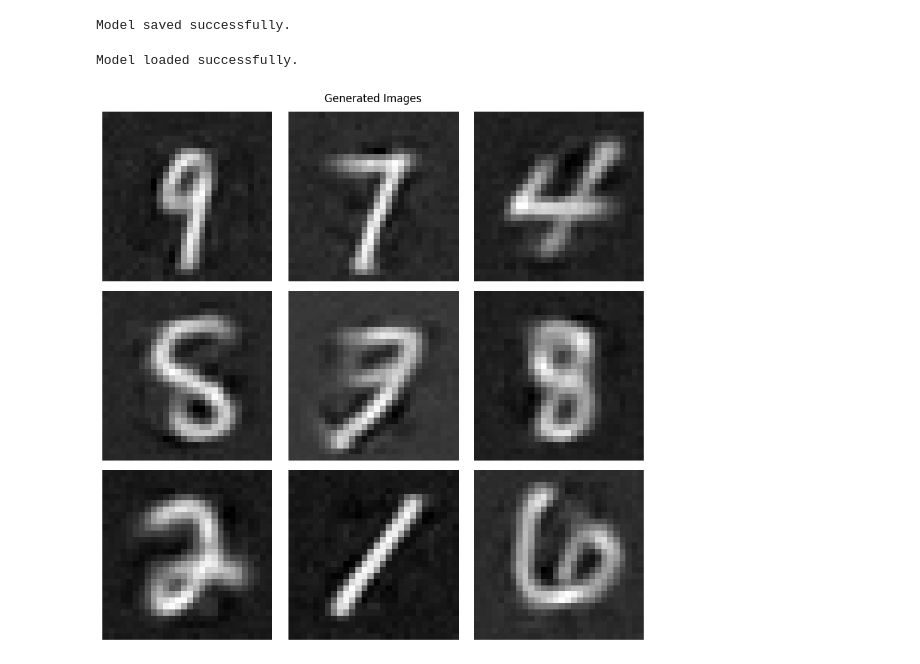
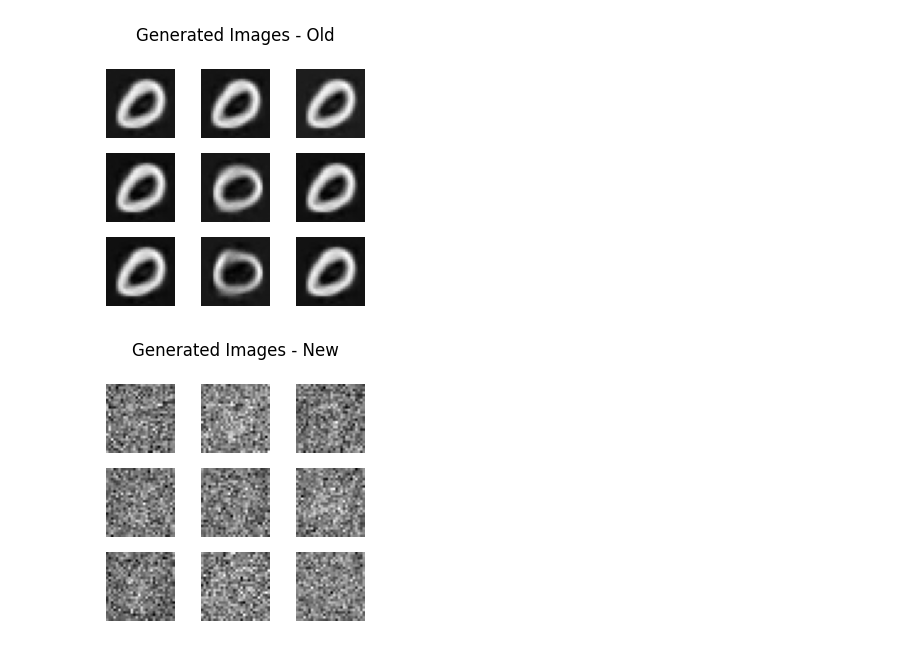
Before and after one commit to SwayStar123/simplest_diffusion, a Jupyter notebook: diffusion.ipynb, the cells around one changed output. Drawn from its saved outputs; the diff is of its cells as text; code cells hidden in the pictures.

Commit message:
add v prediction model to compare

```diff
--- a/diffusion.ipynb
+++ b/diffusion.ipynb
@@ -137,15 +175,12 @@ plt.show()
 # %%
 # Save the model
-torch.save(model.state_dict(), 'model.pt')
-print("Model saved successfully.")
+# torch.save(model.state_dict(), 'model.pt')
+# print("Model saved successfully.")
-# %% [output]
-Model saved successfully.
 # %%
-# Load the model
-model = DiffusionModel().to(device)
-model.load_state_dict(torch.load('model.pt'))
-model.eval()
-print("Model loaded successfully.")
+# # Load the model
+# model = DiffusionModel().to(device)
+# model.load_state_dict(torch.load('model.pt'))
+# model.eval()
+# print("Model loaded successfully.")
+# print(sum([p.numel() for p in model.parameters()]))
-# %% [output]
-Model loaded successfully.
 # %%
@@ -161,0 +200,8 @@ def sample(model, bs: int = 9, steps: int = 100, pred_weight: int = 4):
+# %%
+def sample_2(model, x, steps: int = 100):
+    for i in range(steps):
+        noise_level = torch.full((x.shape[0], 1), 1 - (i + 1) / steps, device=x.device)
+        predicted_v = model(x, noise_level)
+        x = x - (1 / steps) * predicted_v
+
+    return x
@@ -162,19 +217,42 @@ def sample(model, bs: int = 9, steps: int = 100, pred_weight: int = 4):
 # %%
-imgs = sample(model, 9, 100, pred_weight=4)
+import matplotlib.pyplot as plt
 
-# Plot images in 3x3 grid
-fig, axes = plt.subplots(3, 3, figsize=(9, 9))
-fig.suptitle('Generated Images')
+bs = 9
+
+x = torch.randn(bs, 28*28).to(device)
+
+old_imgs = sample_1(model_1, x, 40, 3)
+new_imgs = sample_2(model_2, x, 40)
+
+# Plot images in a 3x3 grid for old_imgs
+fig, axes = plt.subplots(3, 3, figsize=(3, 3))
+fig.suptitle('Generated Images - Old')
 
 for i, ax in enumerate(axes.flat):
-    if i < len(imgs):
-        img = imgs[i].reshape(28, 28).detach().cpu().numpy()
+    if i < len(old_imgs):
+        img = old_imgs[i].reshape(28, 28).detach().cpu().numpy()
         ax.imshow(img, cmap='gray')
         ax.axis('off')
     else:
         ax.axis('off')
 
 plt.tight_layout()
 plt.show()
+
+# Plot images in a 3x3 grid for new_imgs
+fig, axes = plt.subplots(3, 3, figsize=(3, 3))
+fig.suptitle('Generated Images - New')
+
+for i, ax in enumerate(axes.flat):
+    if i < len(new_imgs):
+        img = new_imgs[i].reshape(28, 28).detach().cpu().numpy()
+        ax.imshow(img, cmap='gray')
+        ax.axis('off')
+    else:
+        ax.axis('off')
+
+plt.tight_layout()
+plt.show()
 # %% [output]
-[figure, old version]
+[figure, new version]
+[figure, added]
```
Also changed, not shown: parts of 7 cells of this notebook.
